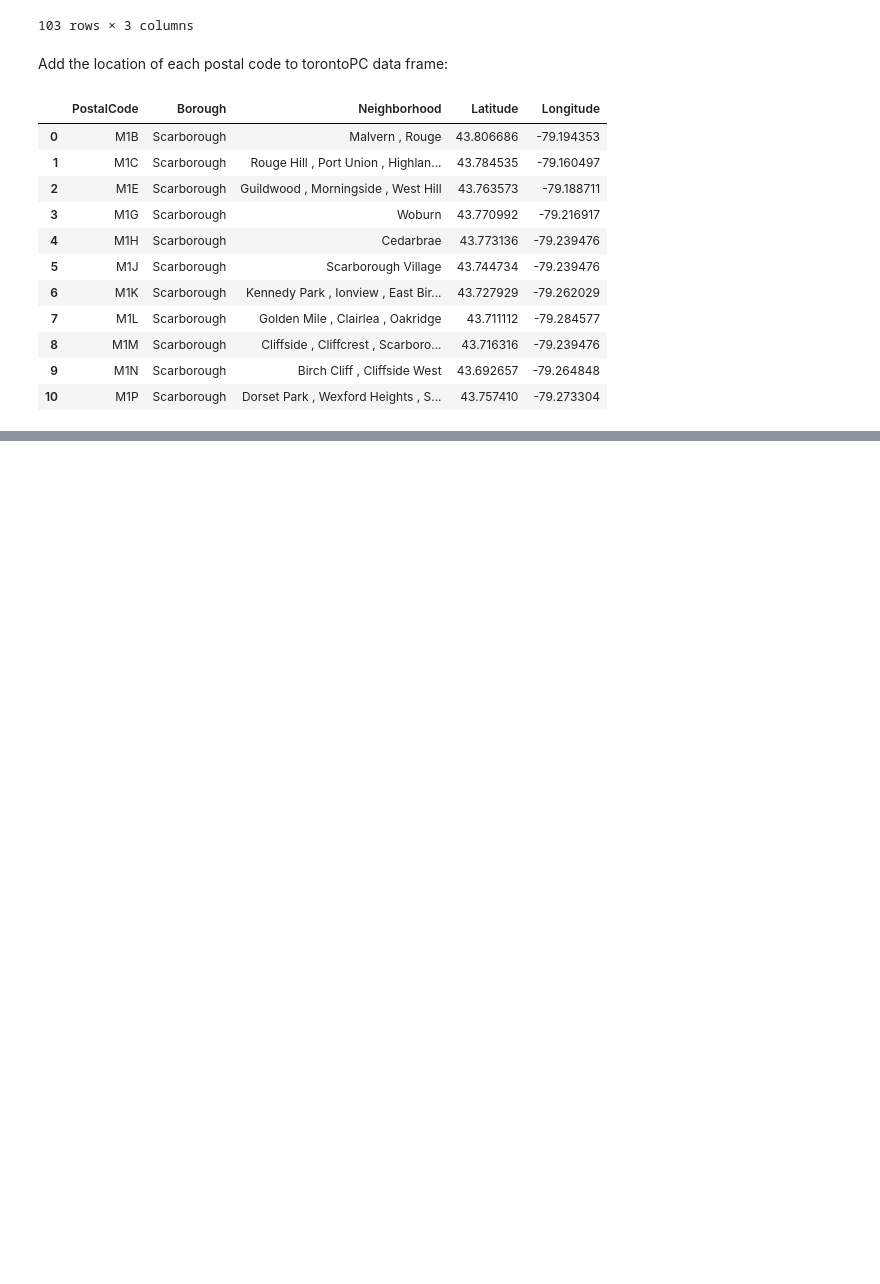
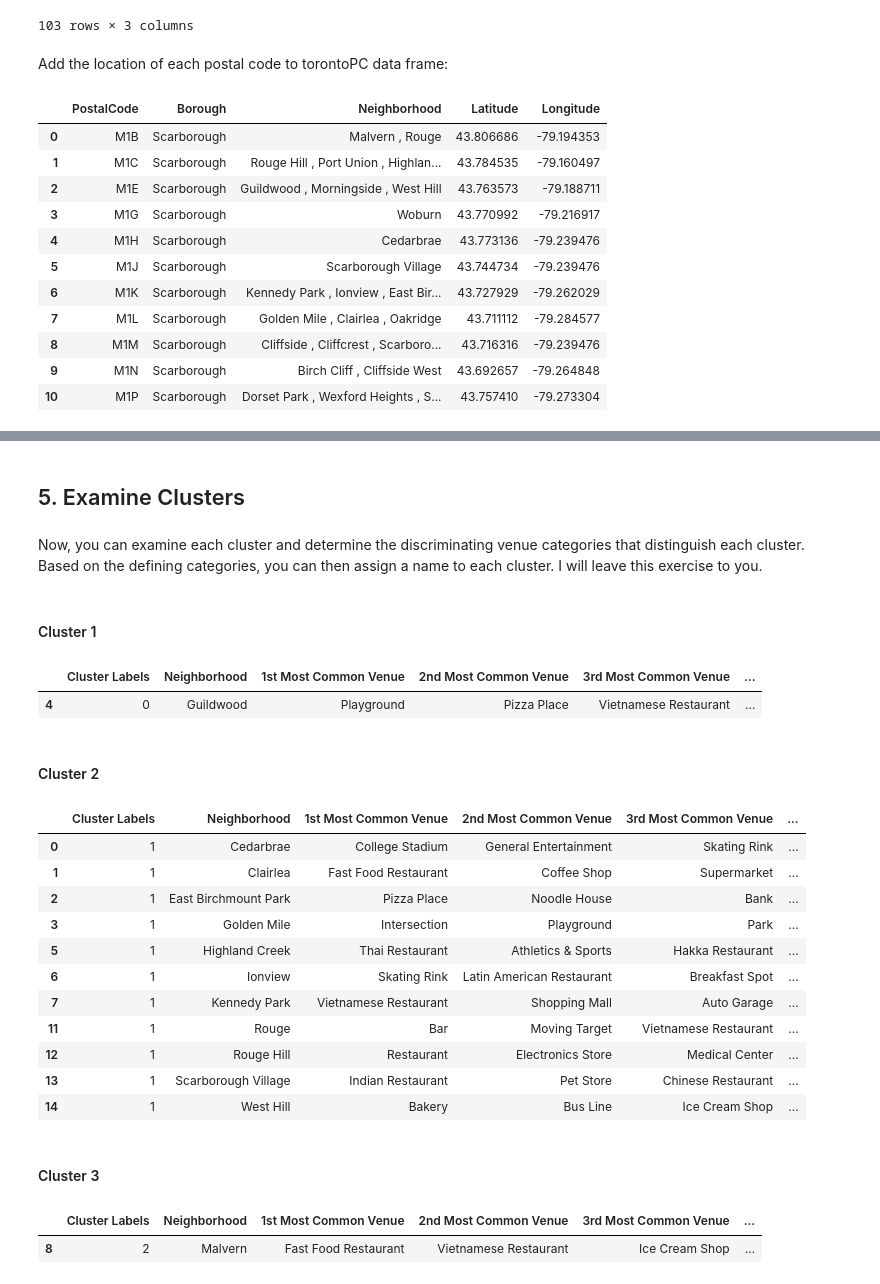
Before and after one commit to daliaydom/Coursera_Capstone, a Jupyter notebook: Assignment - Segmenting and Clustering Neighborhoods in Toronto.ipynb, the cells around one changed output, grey strips where cells are left out. Drawn from its saved outputs; the diff is of its cells as text; code cells hidden in the pictures; blank space fills up the shorter version.

```diff
--- a/Assignment - Segmenting and Clustering Neighborhoods in Toronto.ipynb
+++ b/Assignment - Segmenting and Clustering Neighborhoods in Toronto.ipynb
@@ -147,0 +574,21 @@ torontoPC.head(11)
+# %%
+num_top_venues = 10
+
+indicators = ['st', 'nd', 'rd']
+
+# create columns according to number of top venues
+columns = ['Neighborhood']
+for ind in np.arange(num_top_venues):
+    try:
+        columns.append('{}{} Most Common Venue'.format(ind+1, indicators[ind]))
+    except:
+        columns.append('{}th Most Common Venue'.format(ind+1))
+
+# create a new dataframe
+neighborhoods_venues_sorted = pd.DataFrame(columns=columns)
+neighborhoods_venues_sorted['Neighborhood'] = scarborough_grouped['Neighborhood']
+
+for ind in np.arange(scarborough_grouped.shape[0]):
+    neighborhoods_venues_sorted.iloc[ind, 1:] = return_most_common_venues(scarborough_grouped.iloc[ind, :], num_top_venues)
+
+neighborhoods_venues_sorted.head()
@@ -147,0 +606,11 @@ torontoPC.head(11)
+# %%
+# set number of clusters
+kclusters = 5
+
+scarborough_grouped_clustering = scarborough_grouped.drop('Neighborhood', 1)
+
+# run k-means clustering
+kmeans = KMeans(n_clusters=kclusters, random_state=0).fit(scarborough_grouped_clustering)
+
+# check cluster labels generated for each row in the dataframe
+kmeans.labels_[0:10]
@@ -147,0 +621,8 @@ torontoPC.head(11)
+# %%
+# add clustering labels
+neighborhoods_venues_sorted.insert(0, 'Cluster Labels', kmeans.labels_)
+
+scarborough_merged = Borough_data
+
+# merge manhattan_grouped with manhattan_data to add latitude/longitude for each neighborhood
+scarboroughn_merged = scarborough_merged.join(neighborhoods_venues_sorted.set_index('Neighborhood'), on='Neighborhood')
@@ -147,0 +657,35 @@ torontoPC.head(11)
+# %% [markdown]
+## 5. Examine Clusters
+# %% [markdown]
+Now, you can examine each cluster and determine the discriminating venue categories that distinguish each cluster. Based on the defining categories, you can then assign a name to each cluster. I will leave this exercise to you.
+# %% [markdown]
+#### Cluster 1
+# %%
+neighborhoods_venues_sorted.loc[neighborhoods_venues_sorted['Cluster Labels'] == 0]
+# %% [output]
+|  | Cluster Labels | Neighborhood | 1st Most Common Venue | 2nd Most Common Venue | 3rd Most Common Venue | ... |
+| 4 | 0 | Guildwood | Playground | Pizza Place | Vietnamese Restaurant | ... |
+# %% [markdown]
+#### Cluster 2
+# %%
+neighborhoods_venues_sorted.loc[neighborhoods_venues_sorted['Cluster Labels'] == 1]
+# %% [output]
+|  | Cluster Labels | Neighborhood | 1st Most Common Venue | 2nd Most Common Venue | 3rd Most Common Venue | ... |
+| 0 | 1 | Cedarbrae | College Stadium | General Entertainment | Skating Rink | ... |
+| 1 | 1 | Clairlea | Fast Food Restaurant | Coffee Shop | Supermarket | ... |
+| 2 | 1 | East Birchmount Park | Pizza Place | Noodle House | Bank | ... |
+| 3 | 1 | Golden Mile | Intersection | Playground | Park | ... |
+| 5 | 1 | Highland Creek | Thai Restaurant | Athletics & Sports | Hakka Restaurant | ... |
+| 6 | 1 | Ionview | Skating Rink | Latin American Restaurant | Breakfast Spot | ... |
+| 7 | 1 | Kennedy Park | Vietnamese Restaurant | Shopping Mall | Auto Garage | ... |
+| 11 | 1 | Rouge | Bar | Moving Target | Vietnamese Restaurant | ... |
+| 12 | 1 | Rouge Hill | Restaurant | Electronics Store | Medical Center | ... |
+| 13 | 1 | Scarborough Village | Indian Restaurant | Pet Store | Chinese Restaurant | ... |
+| 14 | 1 | West Hill | Bakery | Bus Line | Ice Cream Shop | ... |
+# %% [markdown]
+#### Cluster 3
+# %%
+neighborhoods_venues_sorted.loc[neighborhoods_venues_sorted['Cluster Labels'] == 2]
+# %% [output]
+|  | Cluster Labels | Neighborhood | 1st Most Common Venue | 2nd Most Common Venue | 3rd Most Common Venue | ... |
+| 8 | 2 | Malvern | Fast Food Restaurant | Vietnamese Restaurant | Ice Cream Shop | ... |
```
Also changed, not shown: parts of 67 cells of this notebook.
